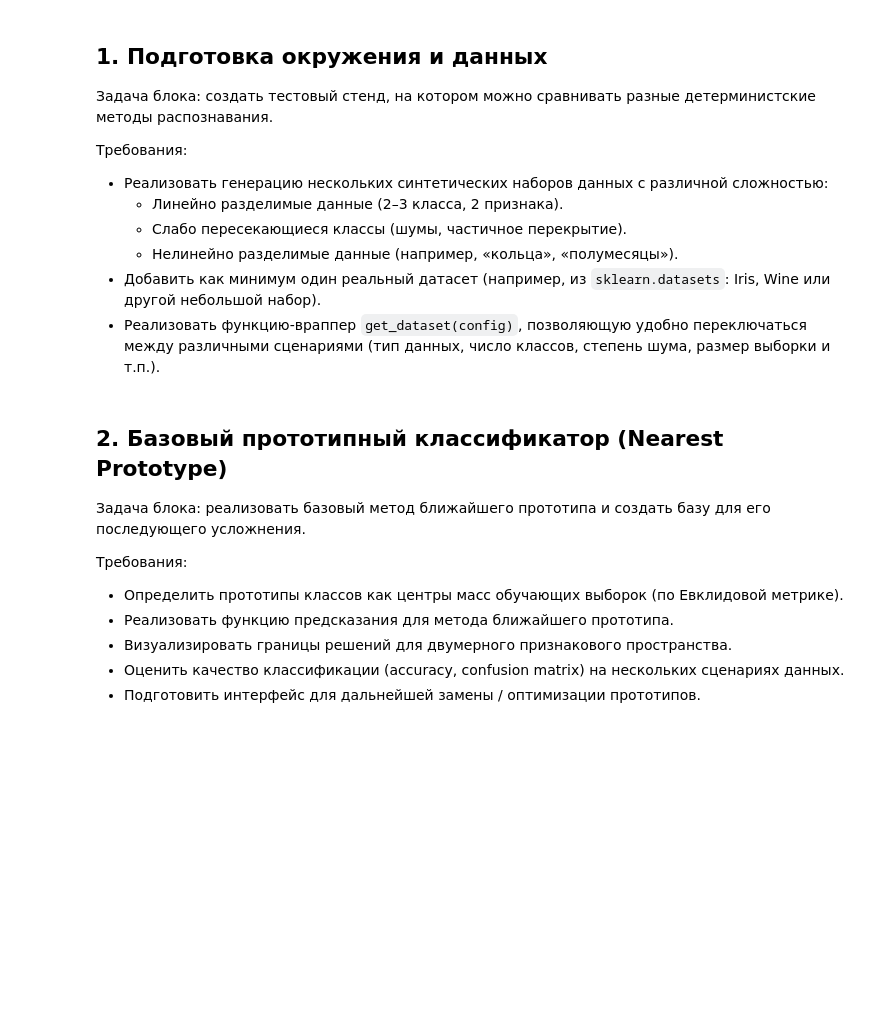
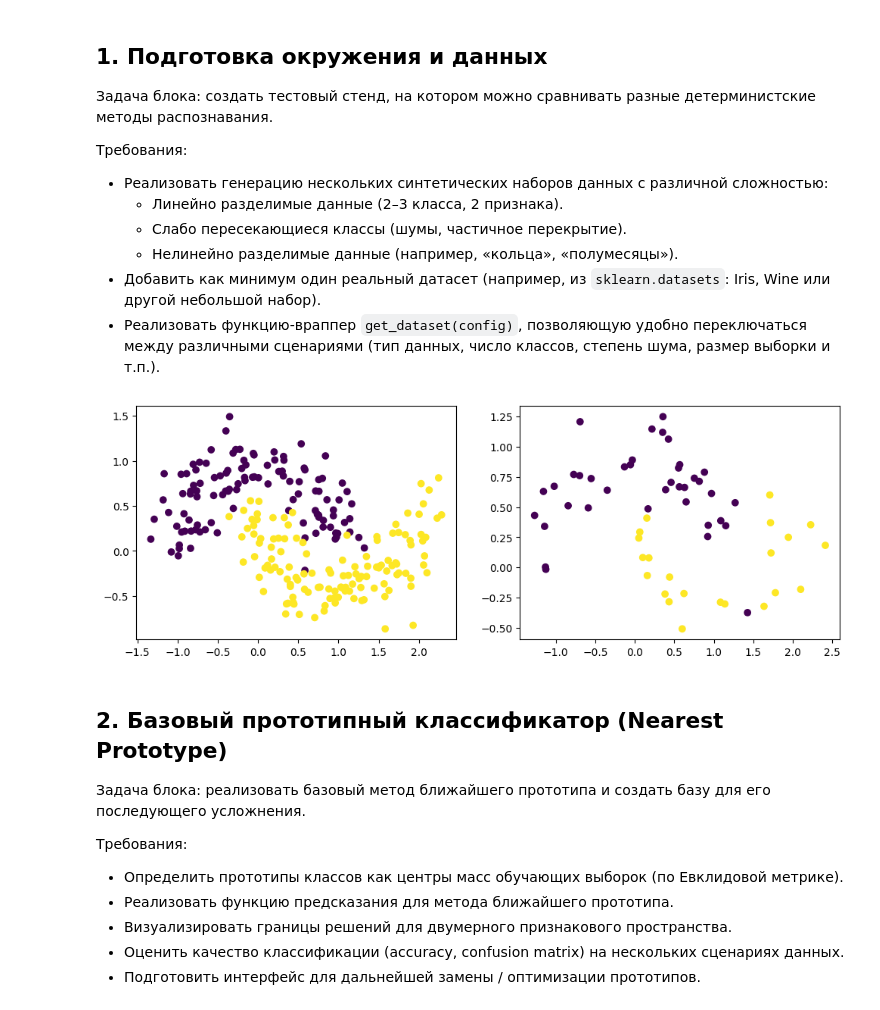
Before and after one commit to QS1lE/ml_image.recognition, a Jupyter notebook: practice2.ipynb, the cells around one changed output. Drawn from its saved outputs; the diff is of its cells as text; code cells hidden in the pictures; blank space fills up the shorter version.

```diff
--- a/practice2.ipynb
+++ b/practice2.ipynb
@@ -65,3 +33,95 @@ config_example = {
+# %%
+# TODO: импорт необходимых библиотек
+import numpy as np
+import pandas as pd
+import matplotlib.pyplot as plt
+from sklearn import datasets
+from sklearn.model_selection import train_test_split
+from sklearn.preprocessing import StandardScaler
+from sklearn.datasets import make_classification, make_moons, load_wine
+from sklearn.decomposition import PCA
+from sklearn.manifold import TSNE
+
+# TODO: заготовка функций генерации синтетических данных
+def generate_linear_separable(n_samples=100, n_classes=3, random_state=None, noise=None):
+    return make_classification(
+        n_samples=n_samples,
+        n_features=2,
+        n_informative = 2,
+        n_redundant = 0,
+        n_repeated = 0,
+        n_classes=n_classes,
+        class_sep=2,
+        random_state= random_state,
+        flip_y =noise,
+        n_clusters_per_class=1)
+
+def generate_overlapping(n_samples=100, n_classes=3, random_state=None, noise=None):
+    return make_classification(
+        n_samples=n_samples,
+        n_features=2,
+        n_informative = 2,
+        n_redundant = 0,
+        n_repeated = 0,
+        n_classes=n_classes,
+        class_sep=1.5,
+        random_state= random_state,
+        flip_y =noise,
+        n_clusters_per_class=1,
+        hypercube=False)
+
+def generate_nonlinear(n_samples=100, n_classes=3, random_state=None, noise=None):
+    return make_moons(
+        n_samples=n_samples,
+        random_state= random_state,
+        noise=noise
+        )
+
+def generate_wine(use_pca=False):
+    data = load_wine()
+    X, y = data.get("data"), data.get("target")
+    if use_pca :
+        pca = PCA(n_components=2)
+        X_pca = pca.fit_transform(X)
+        return X_pca, y
+    else:
+        tsne = TSNE(n_components=2, random_state=42, perplexity=30)
+        X_tsne = tsne.fit_transform(X)
+        return X_tsne, y
+
+def get_dataset(config):
+    """Вернуть (X_train, X_test, y_train, y_test) в зависимости от config."""
+    funcs_dict = {
+        "linear_separable": generate_linear_separable,
+        "overlapping": generate_overlapping,
+        "nonlinear": generate_nonlinear,
+        "wine": generate_wine,
+                  }
+    func = funcs_dict.get(config.get("type"))
+    names_dict = {}
+    for key in config.keys():
+        if key in func.__code__.co_varnames:
+            names_dict[key] = config.get(key)
+    X, Y = func(**names_dict)
+    return train_test_split(X, Y, train_size= 0.8, random_state=config.get("random_state"))
+
+# Пример конфигурации
+config_example = {
+    "type": "nonlinear",
+    "n_classes": 3,
+    "n_samples": 300,
+    "noise": 0.2,
+    "random_state": 55
+}
+
+X_train, X_test, y_train, y_test = get_dataset(config_example)
+fig, axes = plt.subplots(1,2, figsize=(12,4))
+
+axes[0].scatter(X_train[:, 0], X_train[:, 1], c=(y_train))
+axes[1].scatter(X_test[:, 0], X_test[:, 1], c=(y_test))
+plt.show()
+# %% [output]
+[figure, added]
 # %% [markdown]
 ## 2. Базовый прототипный классификатор (Nearest Prototype)
 
```
Also changed, not shown: parts of 4 cells of this notebook.
